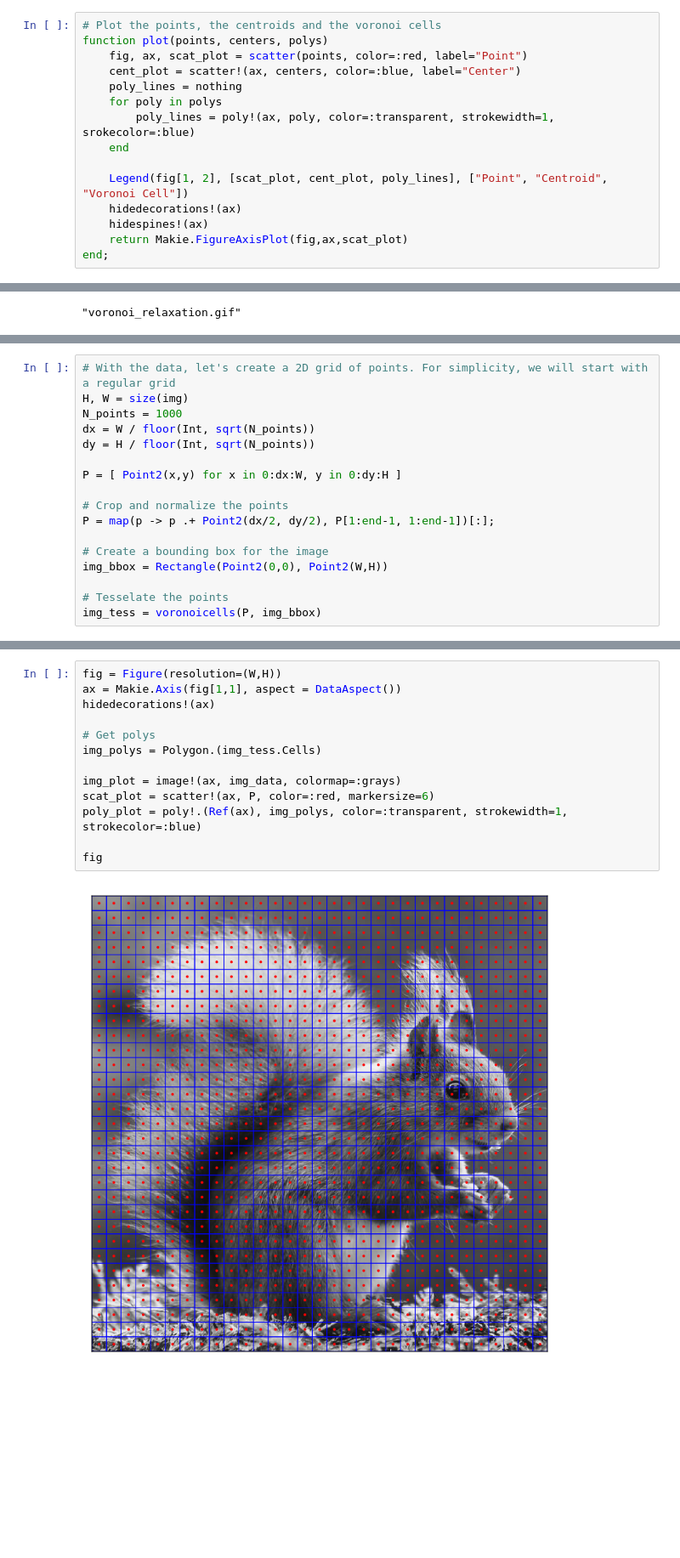
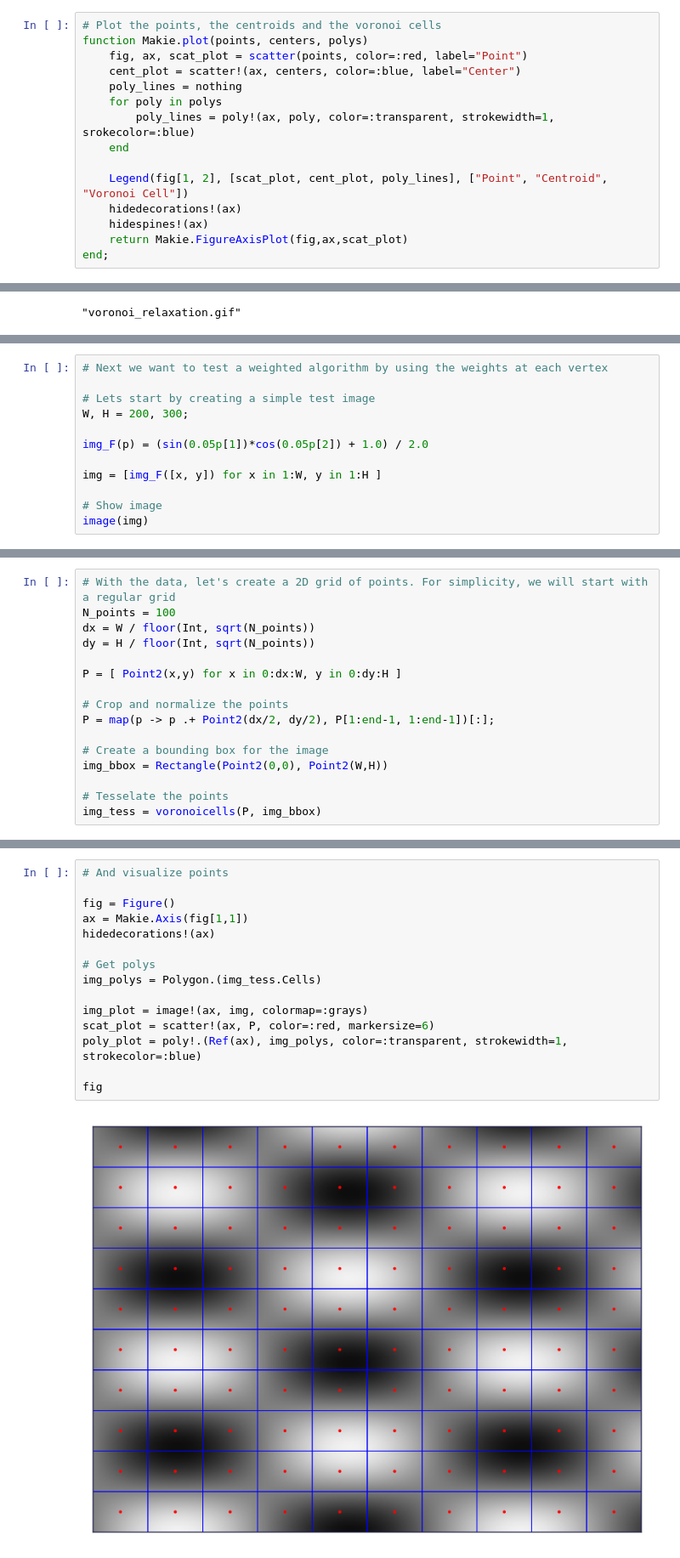
Before and after one commit to simonabj/CreativeCoding, a Jupyter notebook: WeightedVoronoiStipeling/Workbook.ipynb, the cells around one changed output, grey strips where cells are left out. Shown: that part at 85% size. Saved outputs shown, nothing was run; the diff lists cells and outputs as text; blank space fills up the shorter version.

```diff
--- a/WeightedVoronoiStipeling/Workbook.ipynb
+++ b/WeightedVoronoiStipeling/Workbook.ipynb
@@ -70,7 +71,7 @@ voro_tess = voronoicells(points, bbox)
 centroids = centroid.(voro_tess.Cells);
 # %%
 # Plot the points, the centroids and the voronoi cells
-function plot(points, centers, polys)
+function Makie.plot(points, centers, polys)
     fig, ax, scat_plot = scatter(points, color=:red, label="Point")
     cent_plot = scatter!(ax, centers, color=:blue, label="Center")
     poly_lines = nothing
@@ -151,0 +144,12 @@ img
+# %%
+# Next we want to test a weighted algorithm by using the weights at each vertex
+
+# Lets start by creating a simple test image
+W, H = 200, 300;
+
+img_F(p) = (sin(0.05p[1])*cos(0.05p[2]) + 1.0) / 2.0
+
+img = [img_F([x, y]) for x in 1:W, y in 1:H ]
+
+# Show image
+image(img)
@@ -152,7 +158,6 @@ img
 # %%
 # With the data, let's create a 2D grid of points. For simplicity, we will start with a regular grid
-H, W = size(img)
-N_points = 1000
+N_points = 100
 dx = W / floor(Int, sqrt(N_points))
 dy = H / floor(Int, sqrt(N_points))
 
@@ -171,15 +176,17 @@ Tessellation{Point2{Float64}}(Point2{Float64}[[12.096774193548388, 12.0967741935
 # %%
-fig = Figure(resolution=(W,H))
-ax = Makie.Axis(fig[1,1], aspect = DataAspect())
+# And visualize points
+
+fig = Figure()
+ax = Makie.Axis(fig[1,1])
 hidedecorations!(ax)
 
 # Get polys
 img_polys = Polygon.(img_tess.Cells)
 
-img_plot = image!(ax, img_data, colormap=:grays)
+img_plot = image!(ax, img, colormap=:grays)
 scat_plot = scatter!(ax, P, color=:red, markersize=6)
 poly_plot = poly!.(Ref(ax), img_polys, color=:transparent, strokewidth=1, strokecolor=:blue)
 
 fig
 # %% [output]
-[figure, old version]
+[figure, new version]
```
Also changed, not shown: parts of 10 cells of this notebook, 1 other file.
